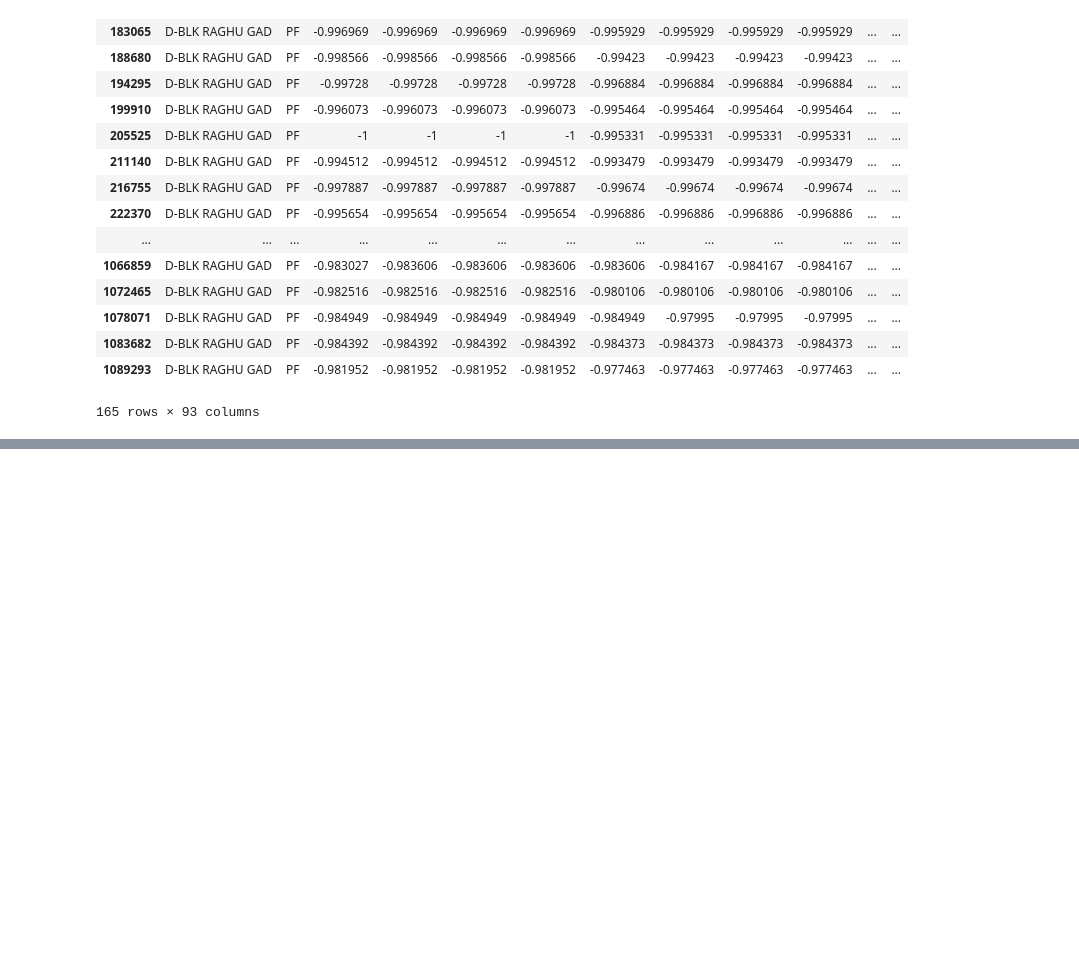
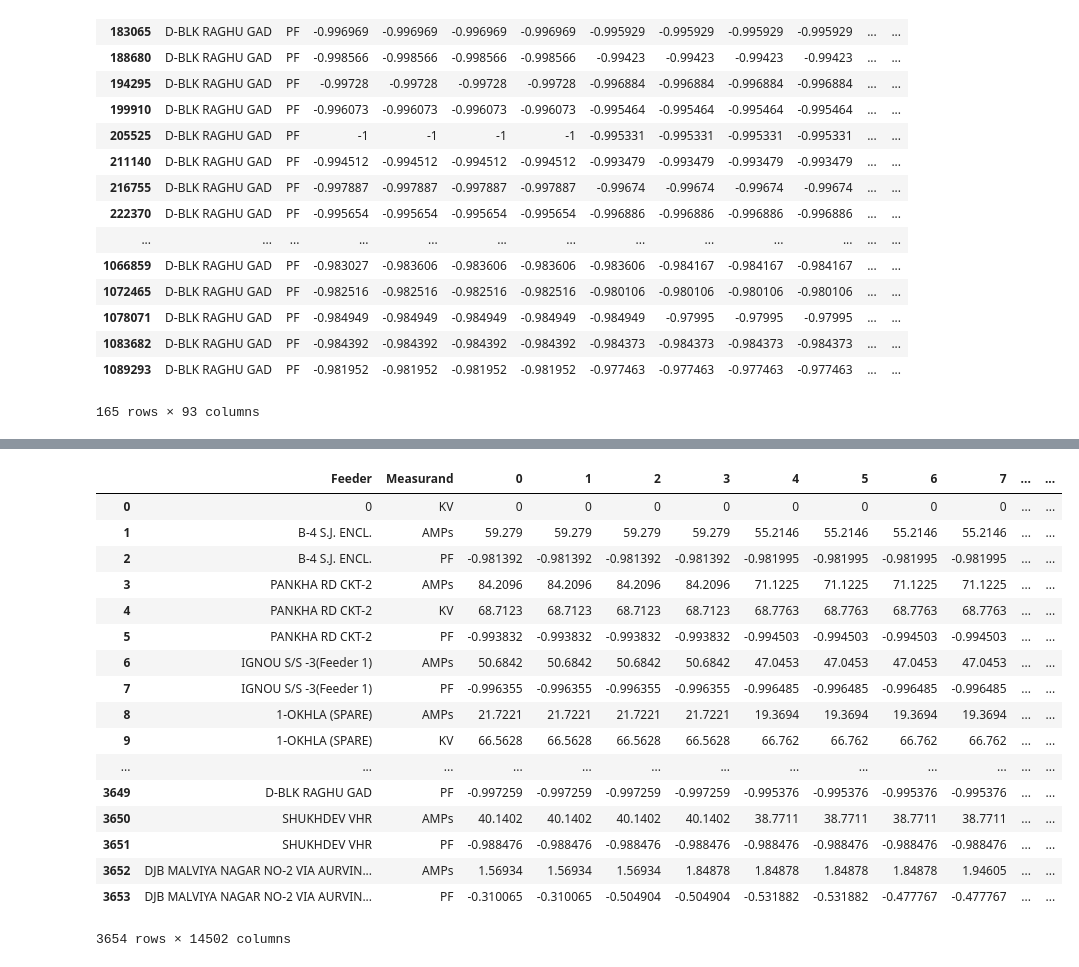
Before and after one commit to susano0/Electric-Fault-Prediction, a Jupyter notebook: TS_conversion.ipynb, the cells around one changed output, grey strips where cells are left out. Saved outputs shown, nothing was run; the diff lists cells and outputs as text; code cells hidden in the pictures; blank space fills up the shorter version.

Commit message:
Time series data
Measurand USed- Amp, KV, PF

```diff
--- a/TS_conversion.ipynb
+++ b/TS_conversion.ipynb
@@ -195,0 +217,2 @@ amp_data.loc[(amp_data[0]=='D-BLK RAGHU GAD') & (amp_data[1] == 'PF')]
+# %%
+amp_data.columns = range(amp_data.shape[1])
@@ -195,0 +240,9 @@ amp_data.loc[(amp_data[0]=='D-BLK RAGHU GAD') & (amp_data[1] == 'PF')]
+# %%
+temp = pd.DataFrame(data=np.concatenate(amp_data.loc[(amp_data[0]=='CKT-1 P.P.K.') & (amp_data[1] == 'AMPs')].iloc[:,2:].values)).T
+# %%
+lt = []
+
+temp.insert(0, 'Feeder', 'D-BLK RAGHU GAD')
+temp.insert(1, 'Measurand', 'Amps')
+lt.append(temp)
+lt[0]
@@ -196,16 +279,16 @@ amp_data.loc[(amp_data[0]=='D-BLK RAGHU GAD') & (amp_data[1] == 'PF')]
 # %%
+lt = []
 final_ts = pd.DataFrame([])
 for f in feeder:
     for m in measurand:
-        df = amp_data.loc[(amp_data[0]==f) & (amp_data[1] == m)]
-        df = df.drop(df.columns[[0,1]], axis=1)
-        df.index = df.index + 1
-        df_out = df.stack()
-        dff = df_out.to_frame().T
-        dff.columns = range(dff.shape[1])
-        dff.insert(0, 'Feeder', f)
-        dff.insert(1, 'Measurand', m)
-        final_ts = final_ts.append(dff)
+        try:
+            temp = pd.DataFrame(data=np.concatenate(amp_data.loc[(amp_data[0]==f) & (amp_data[1] == m)].iloc[:,2:].values)).T
+            temp.insert(0, 'Feeder', f)
+            temp.insert(1, 'Measurand', m)
+            lt.append(temp.iloc[:,:14502])
+        except:
+            continue
+final_ts = pd.concat(lt, axis=0, ignore_index=True)
 # %% [output]
 of pandas will change to not sort by default.
 
@@ -243,0 +346,21 @@ final_ts.dropna(axis=1)
+# %%
+final_ts
+# %% [output]
+|  | Feeder | Measurand | 0 | 1 | 2 | 3 | 4 | 5 | 6 | 7 | ... | ... |
+| 0 | 0 | KV | 0 | 0 | 0 | 0 | 0 | 0 | 0 | 0 | ... | ... |
+| 1 | B-4 S.J. ENCL. | AMPs | 59.279 | 59.279 | 59.279 | 59.279 | 55.2146 | 55.2146 | 55.2146 | 55.2146 | ... | ... |
+| 2 | B-4 S.J. ENCL. | PF | -0.981392 | -0.981392 | -0.981392 | -0.981392 | -0.981995 | -0.981995 | -0.981995 | -0.981995 | ... | ... |
+| 3 | PANKHA RD CKT-2 | AMPs | 84.2096 | 84.2096 | 84.2096 | 84.2096 | 71.1225 | 71.1225 | 71.1225 | 71.1225 | ... | ... |
+| 4 | PANKHA RD CKT-2 | KV | 68.7123 | 68.7123 | 68.7123 | 68.7123 | 68.7763 | 68.7763 | 68.7763 | 68.7763 | ... | ... |
+| 5 | PANKHA RD CKT-2 | PF | -0.993832 | -0.993832 | -0.993832 | -0.993832 | -0.994503 | -0.994503 | -0.994503 | -0.994503 | ... | ... |
+| 6 | IGNOU S/S -3(Feeder 1) | AMPs | 50.6842 | 50.6842 | 50.6842 | 50.6842 | 47.0453 | 47.0453 | 47.0453 | 47.0453 | ... | ... |
+| 7 | IGNOU S/S -3(Feeder 1) | PF | -0.996355 | -0.996355 | -0.996355 | -0.996355 | -0.996485 | -0.996485 | -0.996485 | -0.996485 | ... | ... |
+| 8 | 1-OKHLA (SPARE) | AMPs | 21.7221 | 21.7221 | 21.7221 | 21.7221 | 19.3694 | 19.3694 | 19.3694 | 19.3694 | ... | ... |
+| 9 | 1-OKHLA (SPARE) | KV | 66.5628 | 66.5628 | 66.5628 | 66.5628 | 66.762 | 66.762 | 66.762 | 66.762 | ... | ... |
+| ... | ... | ... | ... | ... | ... | ... | ... | ... | ... | ... | ... | ... |
+| 3649 | D-BLK RAGHU GAD | PF | -0.997259 | -0.997259 | -0.997259 | -0.997259 | -0.995376 | -0.995376 | -0.995376 | -0.995376 | ... | ... |
+| 3650 | SHUKHDEV VHR | AMPs | 40.1402 | 40.1402 | 40.1402 | 40.1402 | 38.7711 | 38.7711 | 38.7711 | 38.7711 | ... | ... |
+| 3651 | SHUKHDEV VHR | PF | -0.988476 | -0.988476 | -0.988476 | -0.988476 | -0.988476 | -0.988476 | -0.988476 | -0.988476 | ... | ... |
+| 3652 | DJB MALVIYA NAGAR NO-2 VIA AURVIN... | AMPs | 1.56934 | 1.56934 | 1.56934 | 1.84878 | 1.84878 | 1.84878 | 1.84878 | 1.94605 | ... | ... |
+| 3653 | DJB MALVIYA NAGAR NO-2 VIA AURVIN... | PF | -0.310065 | -0.310065 | -0.504904 | -0.504904 | -0.531882 | -0.531882 | -0.477767 | -0.477767 | ... | ... |
+3654 rows × 14502 columns
```
Also changed, not shown: parts of 20 cells of this notebook.
